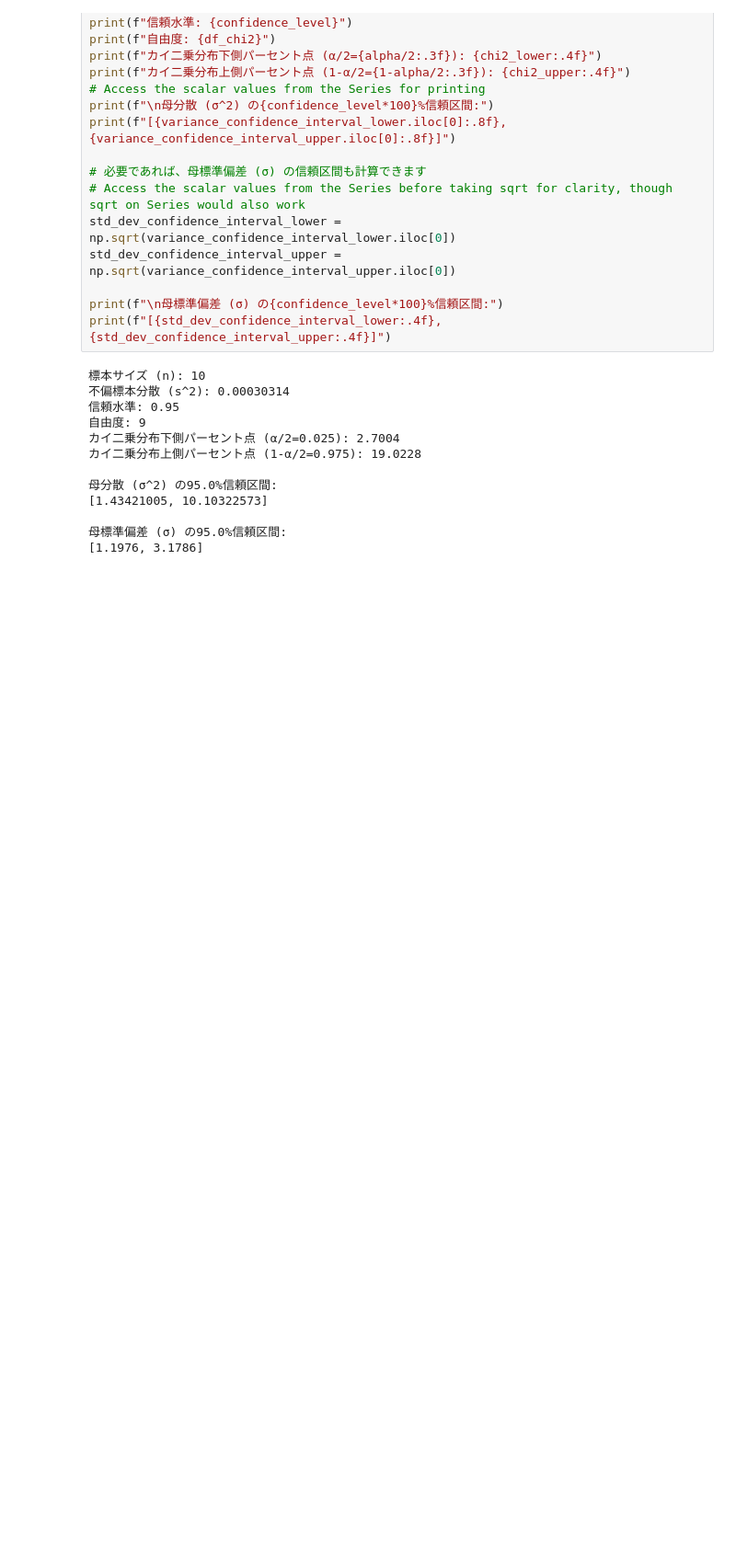
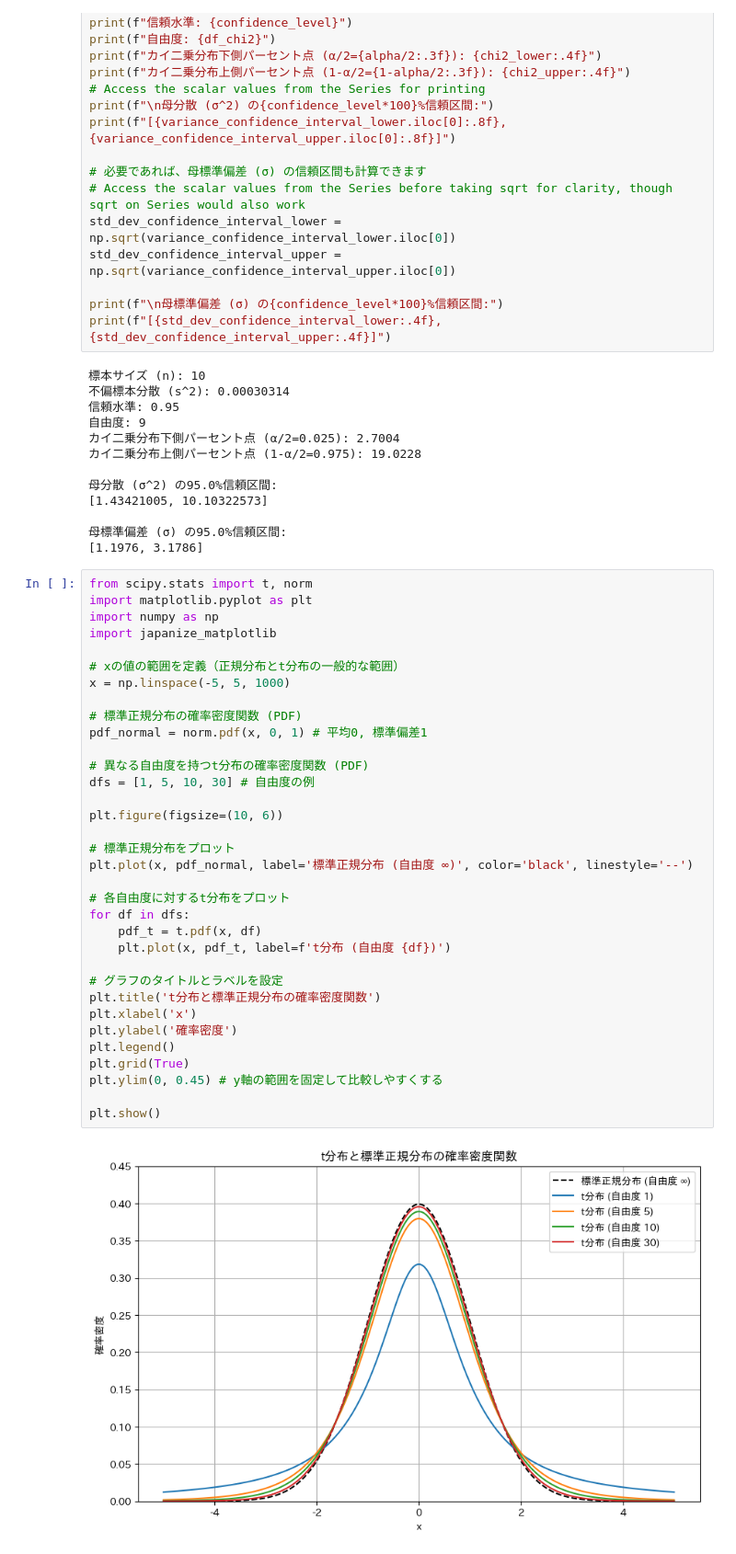
Before and after one commit to Hideki-Iwaki-TUS/FinancialMath, a Jupyter notebook: FinancialMath2.ipynb, the cells around one changed output. Shown at 92% size. Saved outputs shown, nothing was run; the diff lists cells and outputs as text; blank space fills up the shorter version.

```diff
--- a/FinancialMath2.ipynb
+++ b/FinancialMath2.ipynb
@@ -893,3 +893,39 @@ print(f"[{std_dev_confidence_interval_lower:.4f}, {std_dev_confidence_interval_u
 
 母標準偏差 (σ) の95.0%信頼区間:
 [1.1976, 3.1786]
+# %%
+from scipy.stats import t, norm
+import matplotlib.pyplot as plt
+import numpy as np
+import japanize_matplotlib
+
+# xの値の範囲を定義（正規分布とt分布の一般的な範囲）
+x = np.linspace(-5, 5, 1000)
+
+# 標準正規分布の確率密度関数 (PDF)
+pdf_normal = norm.pdf(x, 0, 1) # 平均0, 標準偏差1
+
+# 異なる自由度を持つt分布の確率密度関数 (PDF)
+dfs = [1, 5, 10, 30] # 自由度の例
+
+plt.figure(figsize=(10, 6))
+
+# 標準正規分布をプロット
+plt.plot(x, pdf_normal, label='標準正規分布 (自由度 ∞)', color='black', linestyle='--')
+
+# 各自由度に対するt分布をプロット
+for df in dfs:
+    pdf_t = t.pdf(x, df)
+    plt.plot(x, pdf_t, label=f't分布 (自由度 {df})')
+
+# グラフのタイトルとラベルを設定
+plt.title('t分布と標準正規分布の確率密度関数')
+plt.xlabel('x')
+plt.ylabel('確率密度')
+plt.legend()
+plt.grid(True)
+plt.ylim(0, 0.45) # y軸の範囲を固定して比較しやすくする
+
+plt.show()
+# %% [output]
+[figure, added]
```
Also changed, not shown: parts of 3 cells of this notebook.
